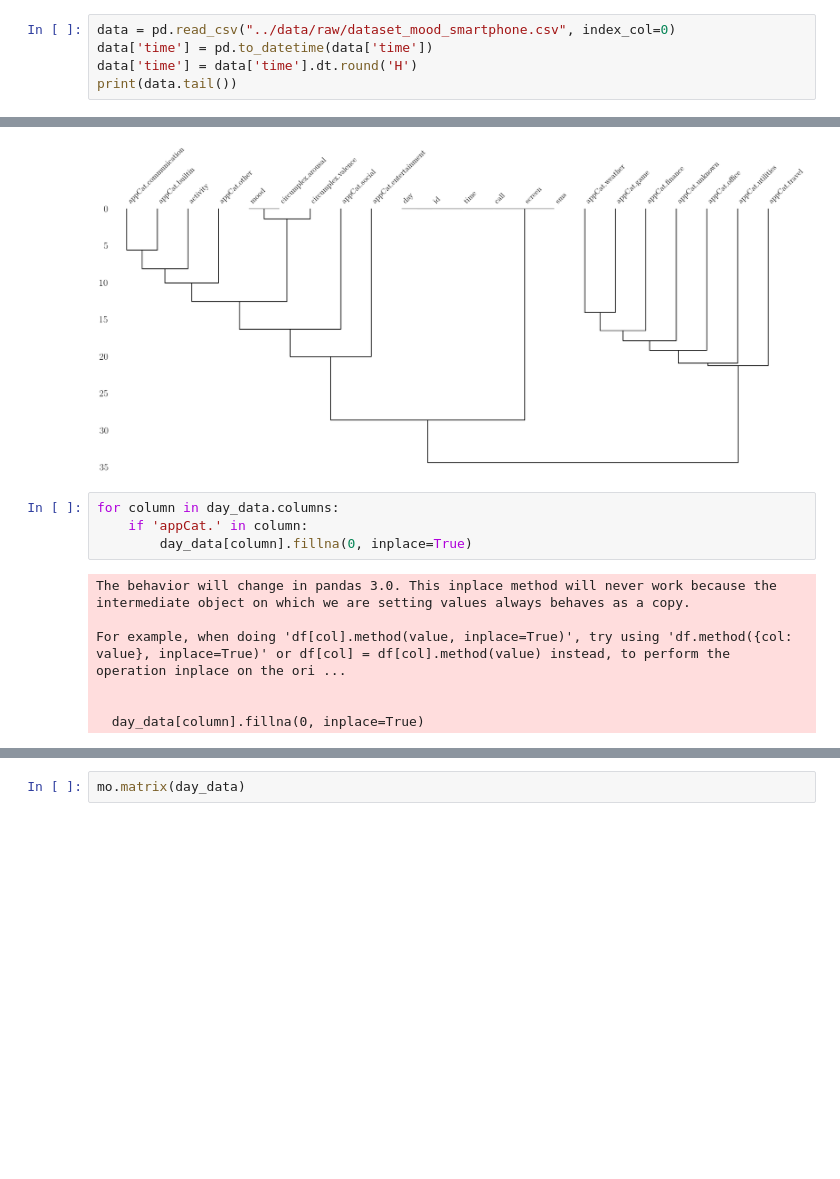
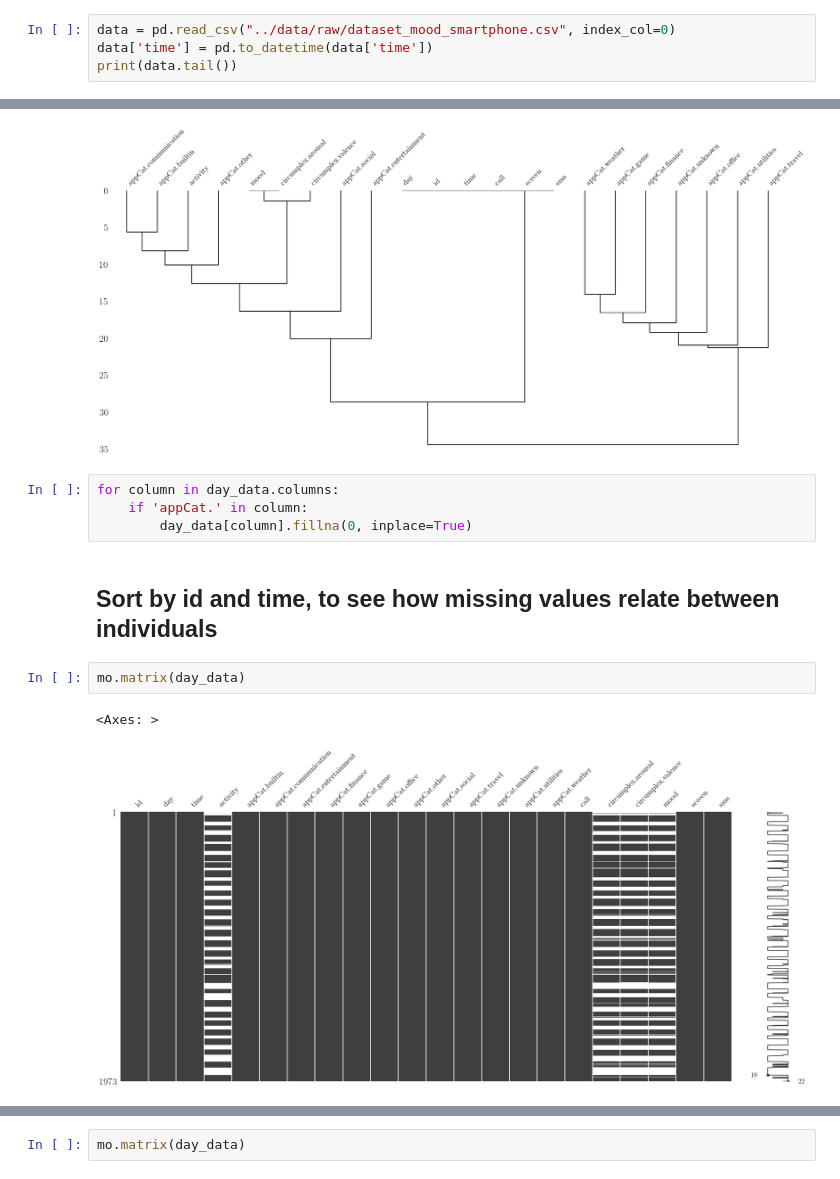
Before and after one commit to AmirSahrani/DMT_Assignments, a Jupyter notebook: notebooks/analysis.ipynb, the cells around one changed output, grey strips where cells are left out. Cells and saved outputs as stored; diff of their text form; blank space fills up the shorter version.

```diff
--- a/notebooks/analysis.ipynb
+++ b/notebooks/analysis.ipynb
@@ -49,7 +49,6 @@ plt.rcParams.update({
 # %%
 data = pd.read_csv("../data/raw/dataset_mood_smartphone.csv", index_col=0)
 data['time'] = pd.to_datetime(data['time'])
-data['time'] = data['time'].dt.round('H')
 print(data.tail())
 # %% [output]
               id                time        variable   value
@@ -178,10 +177,10 @@ mo.dendrogram(day_data)
 for column in day_data.columns:
     if 'appCat.' in column:
         day_data[column].fillna(0, inplace=True)
-# %% [output]
-The behavior will change in pandas 3.0. This inplace method will never work because the intermediate object on which we are setting values always behaves as a copy.
-
-For example, when doing 'df[col].method(value, inplace=True)', try using 'df.method({col: value}, inplace=True)' or df[col] = df[col].method(value) instead, to perform the operation inplace on the ori ...
-
-
-  day_data[column].fillna(0, inplace=True)
+# %% [markdown]
+## Sort by id and time, to see how missing values relate between individuals
+# %%
+mo.matrix(day_data)
+# %% [output]
+<Axes: >
+[figure, added]
```
Also changed, not shown: parts of 7 cells of this notebook.
